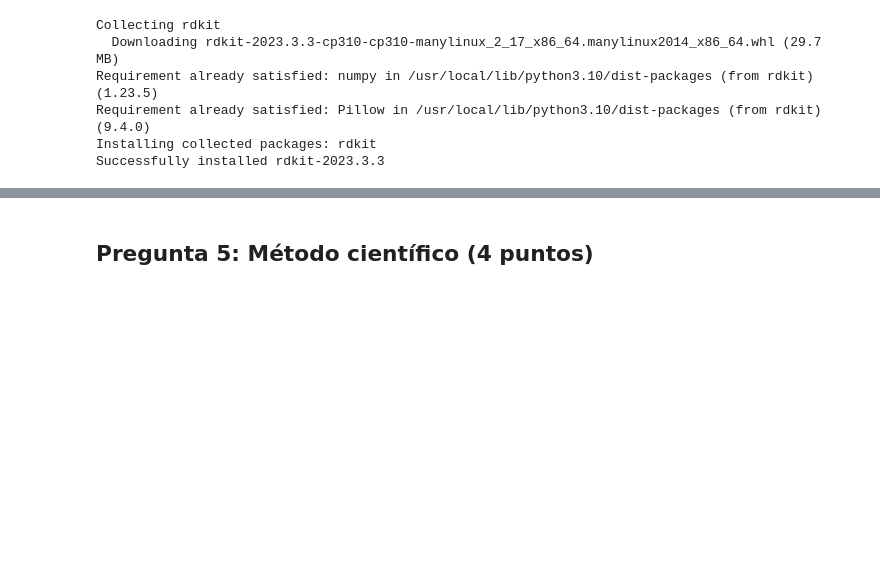
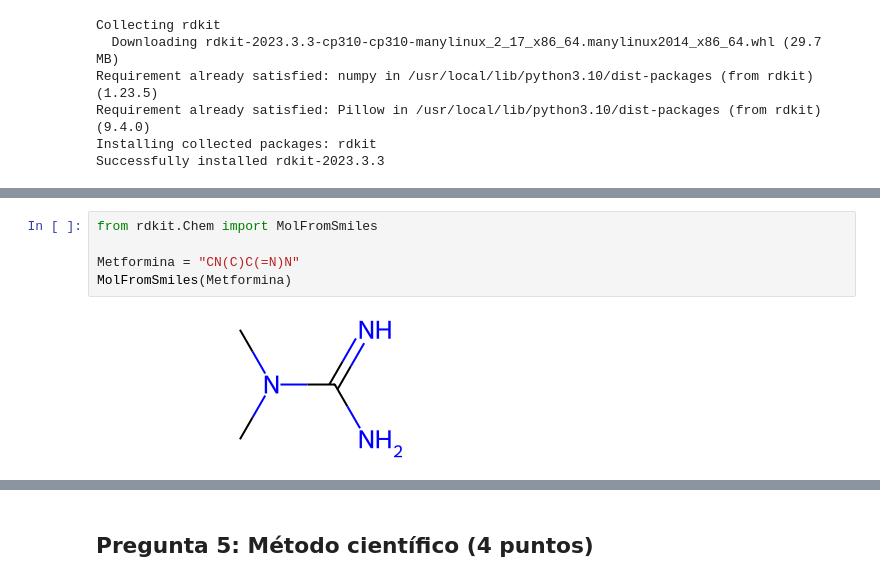
Before and after one commit to luisbizarro/PC1Quimica, a Jupyter notebook: PC_2_Quimica_UNMSM.ipynb, the cells around one changed output, grey strips where cells are left out. Saved outputs shown, nothing was run; the diff lists cells and outputs as text; blank space fills up the shorter version.

```diff
--- a/PC_2_Quimica_UNMSM.ipynb
+++ b/PC_2_Quimica_UNMSM.ipynb
@@ -194,0 +207,7 @@ SyntaxError: ignored
+# %%
+from rdkit.Chem import MolFromSmiles
+
+Metformina = "CN(C)C(=N)N"
+MolFromSmiles(Metformina)
+# %% [output]
+[figure, added]
```
Also changed, not shown: parts of 7 cells of this notebook.
